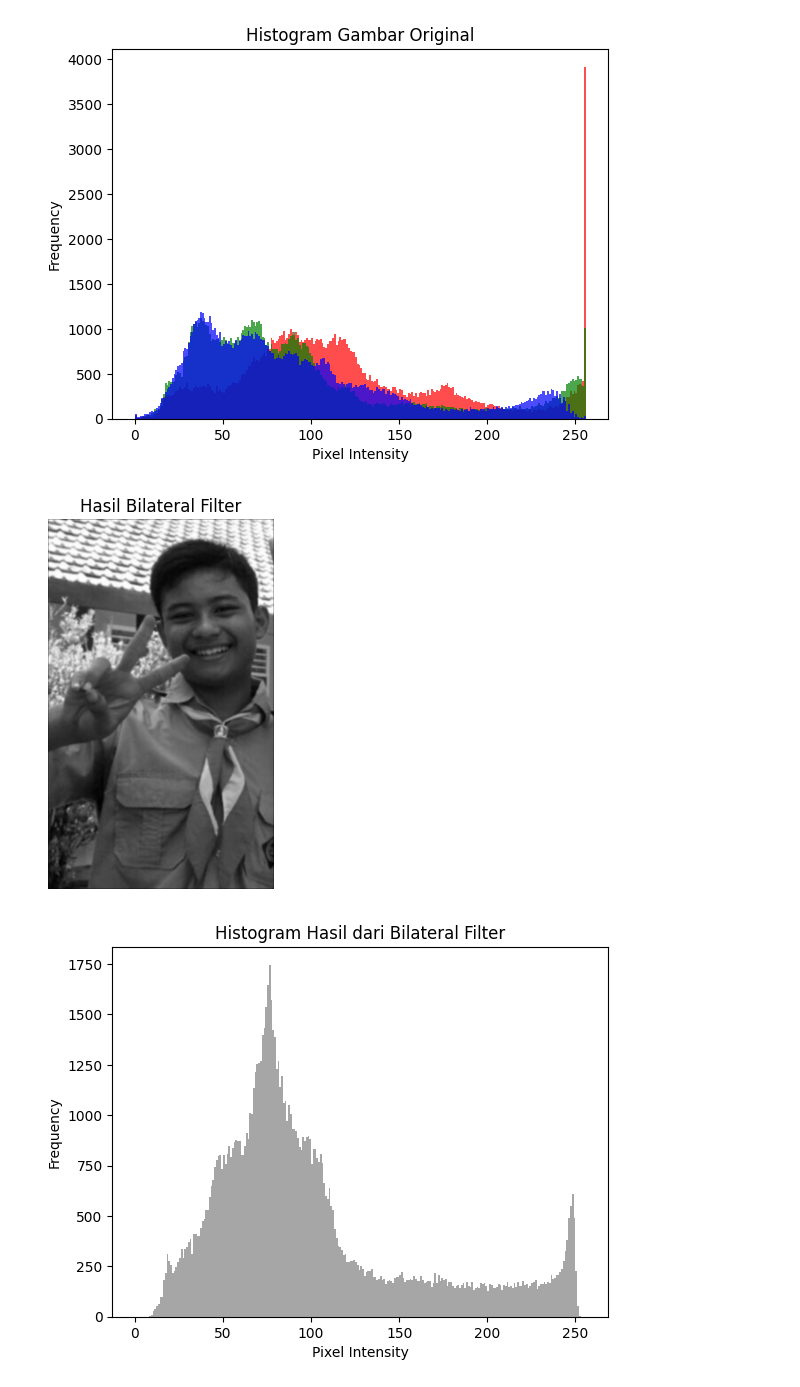
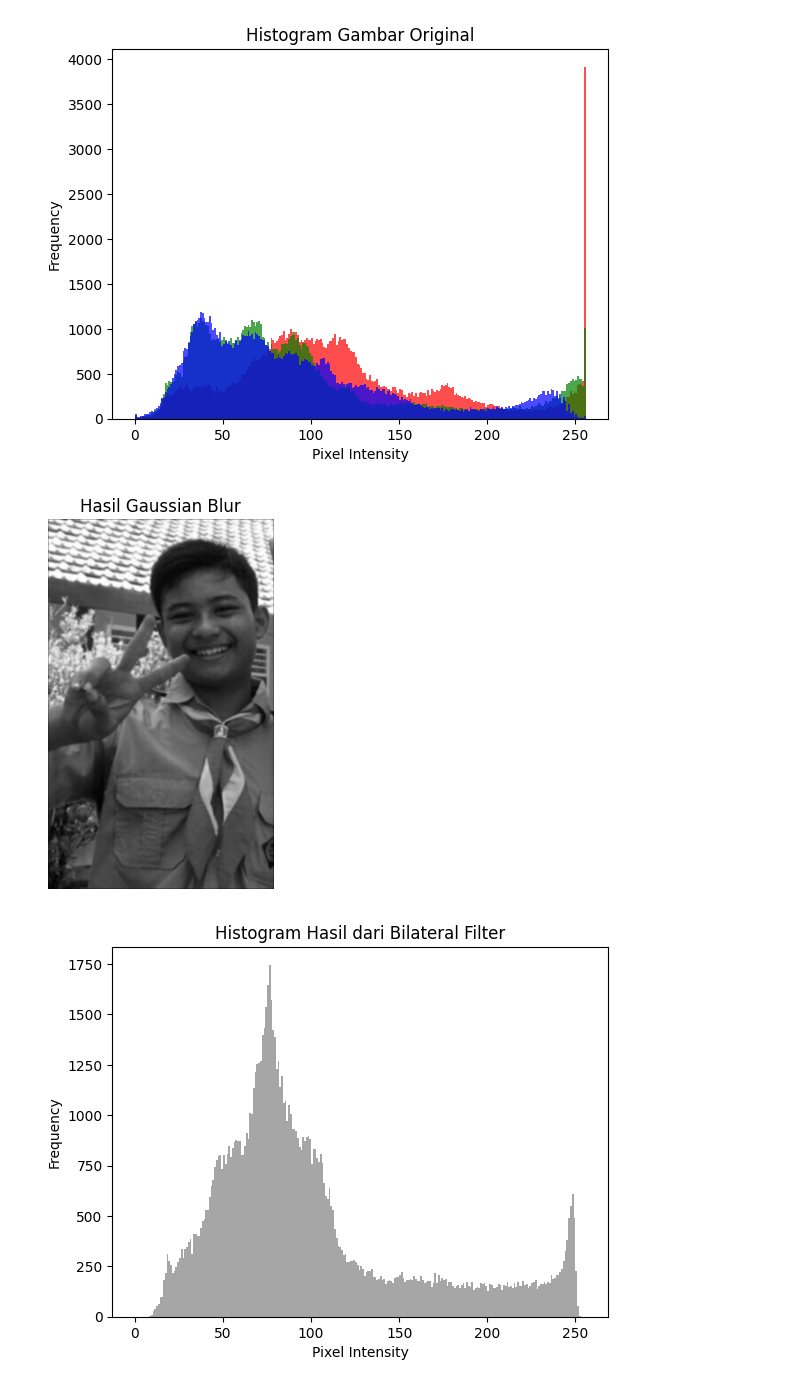
Before and after one commit to Faiznb/Tugas-PengolahanCitraDigital, a Jupyter notebook: PengolahanCitra.ipynb, the cells around one changed output. Saved outputs shown, nothing was run; the diff lists cells and outputs as text; code cells hidden in the pictures.

```diff
--- a/PengolahanCitra.ipynb
+++ b/PengolahanCitra.ipynb
@@ -77,24 +77,21 @@ def convolve(image, kernel):
 
     return output
 # %%
-# Bilateral filter
-def bilateral_filter(image, diameter=5, sigma_color=75, sigma_space=75):
-    smoothed_image = gaussian_blur(image)
-    return smoothed_image
-
 # Gaussian blur function
 def gaussian_blur(image, kernel_size=3):
     gaussian_kernel = np.array([[1, 2, 1],
                                 [2, 4, 2],
-                                [1, 2, 1]]) / 16
+                                [1, 2, 1]]) / 16  # Gaussian kernel 3x3
     return convolve(image, gaussian_kernel)
+
+# Apply Gaussian Blur
+blurred_img = gaussian_blur(gray_img)
 # %%
-bilateral_img = bilateral_filter(gray_img)
-
-plt.imshow(bilateral_img, cmap='gray')
-plt.title("Hasil Bilateral Filter")
+# Display result
+plt.imshow(blurred_img, cmap='gray')
+plt.title("Hasil Gaussian Blur")
 plt.axis('off')
 plt.show()
 # %% [output]
-[figure, old version]
+[figure, new version]
 # %%
```
Also changed, not shown: parts of 5 cells of this notebook.
